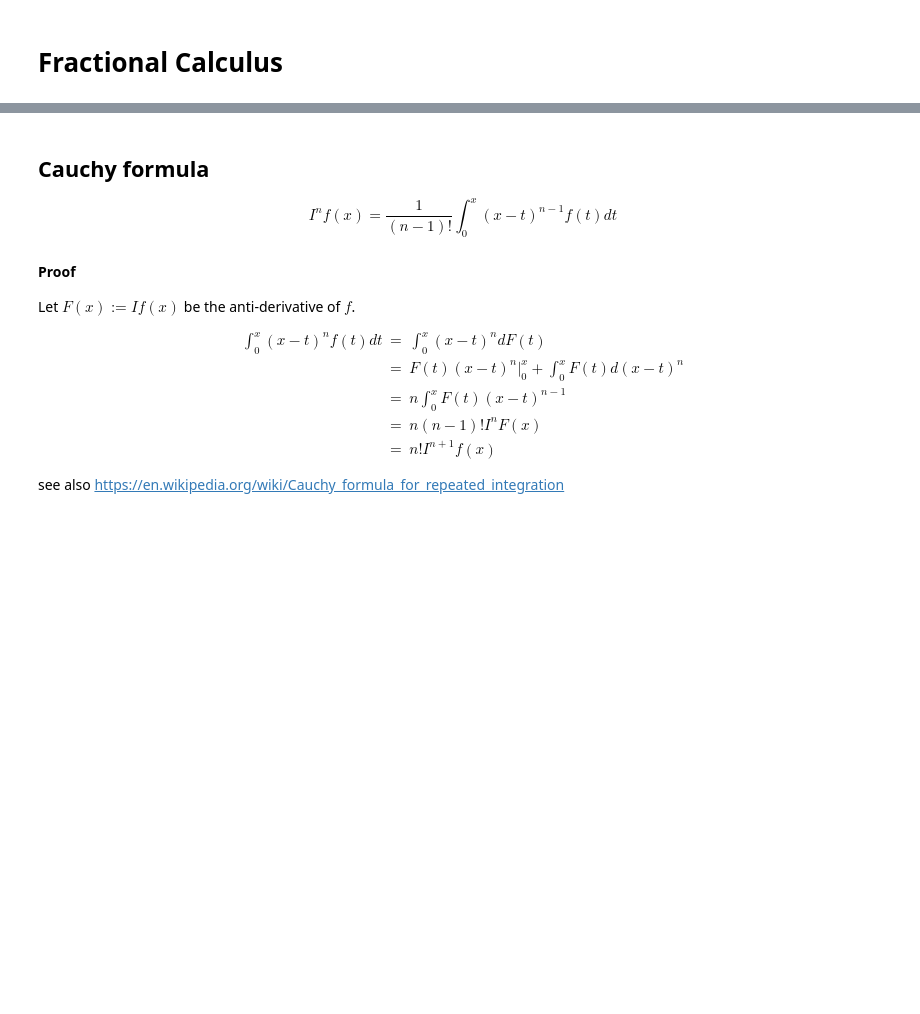
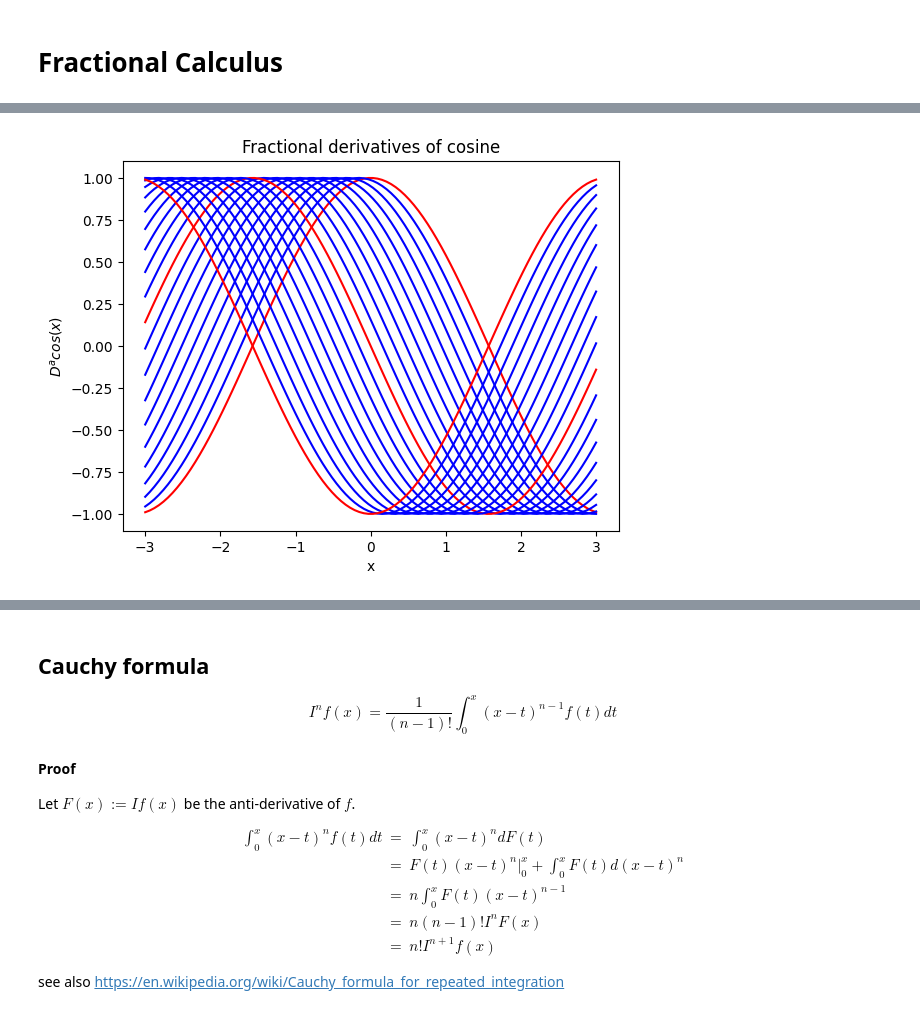
Before and after one commit to algorythmist/eccentric-math, a Jupyter notebook: fractional-calculus.ipynb, the cells around one changed output, grey strips where cells are left out. Drawn from its saved outputs; the diff is of its cells as text; code cells hidden in the pictures; blank space fills up the shorter version.

```diff
--- a/fractional-calculus.ipynb
+++ b/fractional-calculus.ipynb
@@ -2,0 +111,14 @@
+# %%
+lam = 1
+
+for a in np.arange(0,2.1,0.1):
+    x = np.linspace(-3, 3, 100)
+    f = lam**a * np.cos(a*np.pi/2 + lam*x)
+    color = 'r' if a in [0,1,2] else 'b'
+    plt.plot(x,f, color=color)
+plt.title('Fractional derivatives of cosine')
+plt.xlabel('x')
+plt.ylabel(r'$D^a cos(x)$')
+plt.show()
+# %% [output]
+[figure, added]
```
Also changed, not shown: parts of 33 cells of this notebook, 2 other files.
